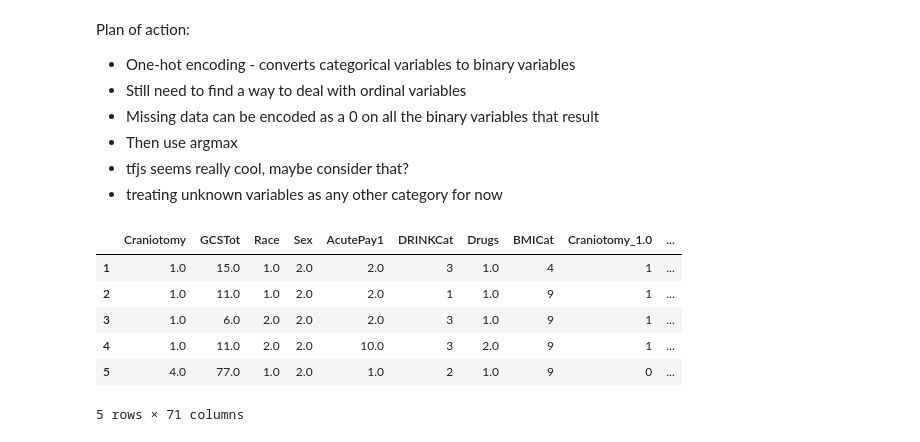
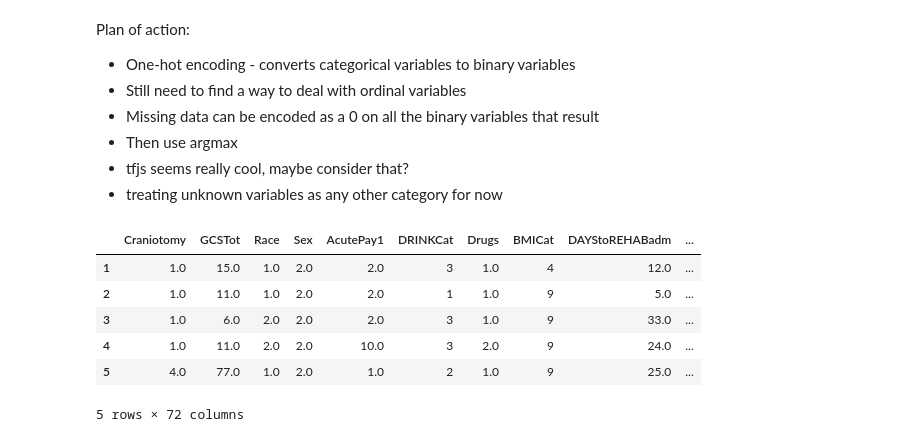
Before and after one commit to shashank2000/timePredictor, a Jupyter notebook: initial exploration.ipynb, the cells around one changed output. Drawn from its saved outputs; the diff is of its cells as text; code cells hidden in the pictures.

```diff
--- a/initial exploration.ipynb
+++ b/initial exploration.ipynb
@@ -249,38 +249,39 @@ Plan of action:
 # %%
 # Now looking at the following variables only, with one-hot encoding
 # Craniotomy
 # BMI Cat
 # GCSTot
 # Race
 # Sex
 # DiagICD
 # AcutePay1
 # DRINKCat
 # Drugs
 features = ['Craniotomy',
 'GCSTot',
 'Race',
 'Sex',
 'AcutePay1',
 'DRINKCat',
 'Drugs',
-'BMICat']
+'BMICat',
+'DAYStoREHABadm']
 for variable in features:
     final = final[pd.notnull(final[variable])]
 X = final[features]
 
-for variable in features:
+for variable in features[:-1]:
     m = pd.get_dummies(X[variable], prefix=variable)
     X = pd.concat([X, m], axis=1)
 X.head()
 # %% [output]
-|  | Craniotomy | GCSTot | Race | Sex | AcutePay1 | DRINKCat | Drugs | BMICat | Craniotomy_1.0 | ... |
-| 1 | 1.0 | 15.0 | 1.0 | 2.0 | 2.0 | 3 | 1.0 | 4 | 1 | ... |
-| 2 | 1.0 | 11.0 | 1.0 | 2.0 | 2.0 | 1 | 1.0 | 9 | 1 | ... |
-| 3 | 1.0 | 6.0 | 2.0 | 2.0 | 2.0 | 3 | 1.0 | 9 | 1 | ... |
-| 4 | 1.0 | 11.0 | 2.0 | 2.0 | 10.0 | 3 | 2.0 | 9 | 1 | ... |
-| 5 | 4.0 | 77.0 | 1.0 | 2.0 | 1.0 | 2 | 1.0 | 9 | 0 | ... |
+|  | Craniotomy | GCSTot | Race | Sex | AcutePay1 | DRINKCat | Drugs | BMICat | DAYStoREHABadm | ... |
+| 1 | 1.0 | 15.0 | 1.0 | 2.0 | 2.0 | 3 | 1.0 | 4 | 12.0 | ... |
+| 2 | 1.0 | 11.0 | 1.0 | 2.0 | 2.0 | 1 | 1.0 | 9 | 5.0 | ... |
+| 3 | 1.0 | 6.0 | 2.0 | 2.0 | 2.0 | 3 | 1.0 | 9 | 33.0 | ... |
+| 4 | 1.0 | 11.0 | 2.0 | 2.0 | 10.0 | 3 | 2.0 | 9 | 24.0 | ... |
+| 5 | 4.0 | 77.0 | 1.0 | 2.0 | 1.0 | 2 | 1.0 | 9 | 25.0 | ... |
-5 rows × 71 columns
+5 rows × 72 columns
 # %%
 X = X.drop('Sex', axis=1)
 # %%
```
Also changed, not shown: parts of 19 cells of this notebook.
